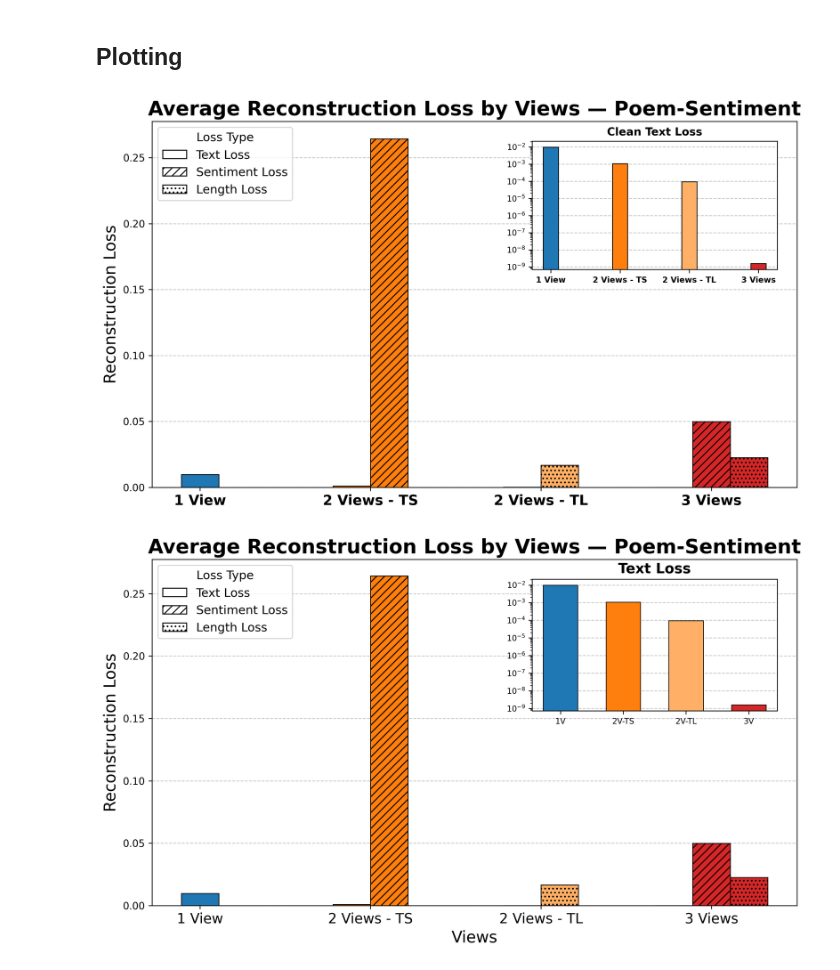
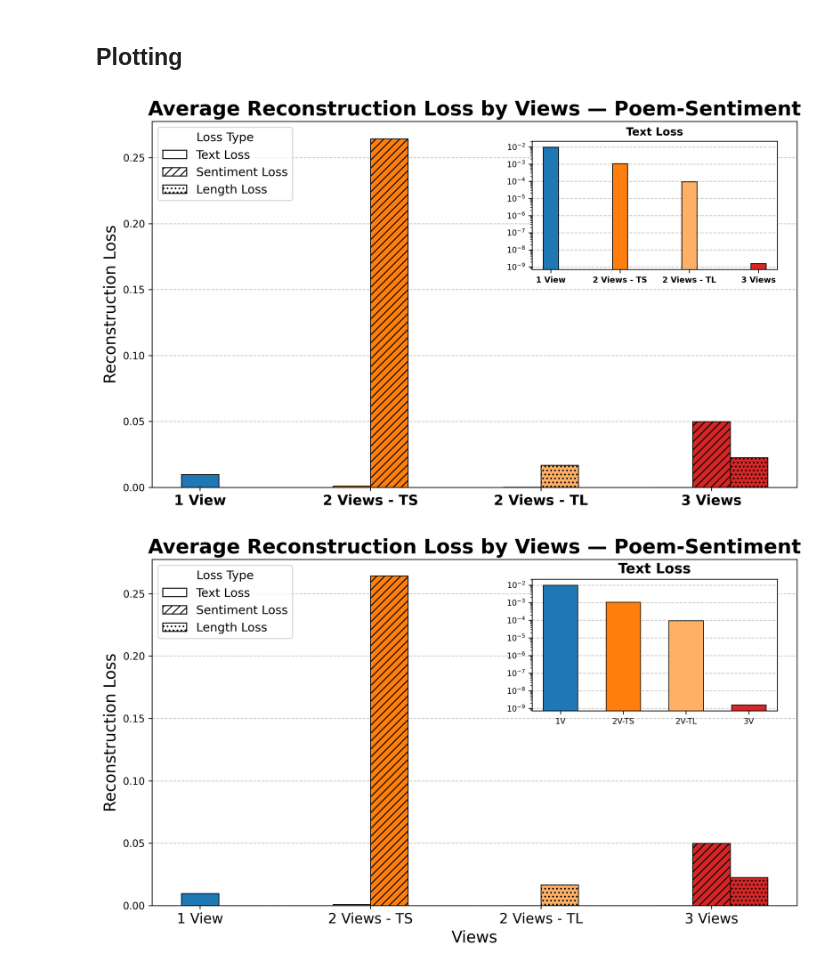
Before and after one commit to ClarysseArthur/VUB-MT-Development, a Jupyter notebook: Models/GenRKM-Poem/StatTest-Disentanglement.ipynb, the cells around one changed output. Cells and saved outputs as stored; diff of their text form; code cells hidden in the pictures.

Commit message:
Cleaned development code

```diff
--- a/Models/GenRKM-Poem/StatTest.ipynb
+++ b/Models/GenRKM-Poem/StatTest-Disentanglement.ipynb
@@ -467,7 +467,7 @@ ax.legend(
     title='Loss Type',
     loc='upper left',
     fontsize=12,
-    title_fontsize=12
+    title_fontsize=12,
 )
 
 # Inset with only the clean text reconstruction losses
@@ -477,35 +477,35 @@ axins = inset_axes(
     height='35%',
     loc='upper right',
     borderpad=2,
 )
 
 for i, cat in enumerate(categories):
     axins.bar(
         x[i],
         text_losses[i].item(),
         bar_width,
         color=model_color_map[cat],
         edgecolor='black',
         linewidth=0.8,
     )
 
-axins.set_title('Clean Text Loss', fontsize=11, fontweight='bold')
+axins.set_title('Text Loss', fontsize=11, fontweight='bold')
 axins.set_xticks(x)
 axins.set_xticklabels(categories, fontsize=8, fontweight='bold', ha='center')
 axins.tick_params(axis='y', labelsize=8)
 axins.set_yscale('log')
 
 axins.grid(axis='y', linestyle='--', alpha=0.7)
 axins.set_axisbelow(True)
 
 ax.set_axisbelow(True)
 ax.grid(axis='y', linestyle='--', alpha=0.7)
 
 plt.tight_layout()
 plt.savefig('./img/reconstruction_loss_comparison.png', dpi=300)
 plt.show()
 # %% [output]
-[figure, old version]
+[figure, new version]
 # %%
 categories = ['1 View', '2 Views - TS', '2 Views - TL', '3 Views']
 x = np.arange(len(categories))
```
Also changed, not shown: parts of 2 cells of this notebook, 34 other files.
